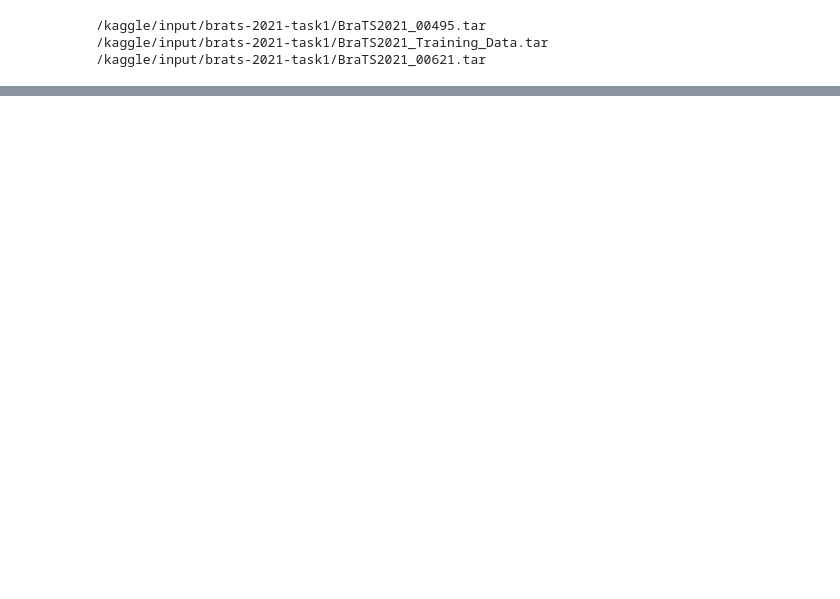
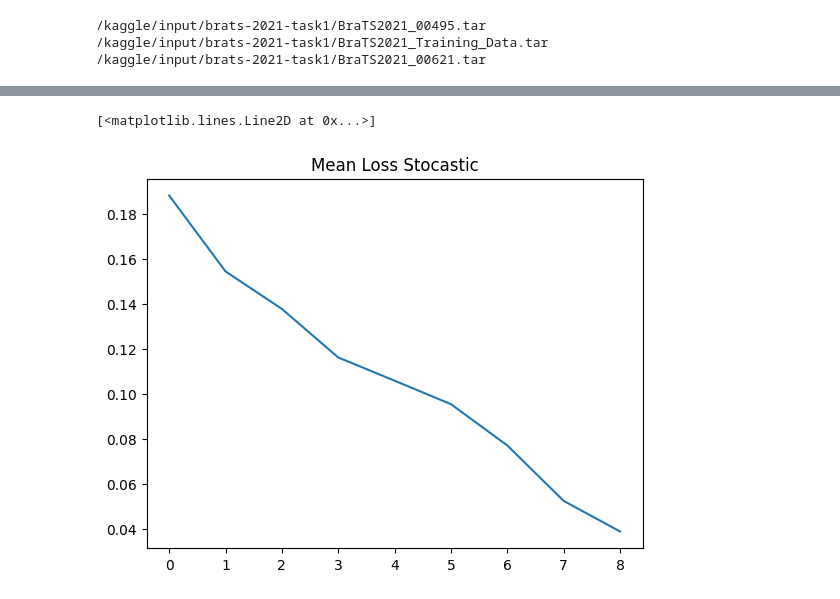
Before and after one commit to vrs-darkness/Triad-Net, a Jupyter notebook: triadnet.ipynb, the cells around one changed output, grey strips where cells are left out. Drawn from its saved outputs; the diff is of its cells as text; code cells hidden in the pictures; blank space fills up the shorter version.

```diff
--- a/triadnet.ipynb
+++ b/triadnet.ipynb
@@ -259,0 +433,6 @@ plt.plot(history_upper.history['loss'][1:])
+# %%
+plt.title("Mean Loss Stocastic")
+plt.plot(history_mean.history['loss'][1:])
+# %% [output]
+[<matplotlib.lines.Line2D at 0x...>]
+[figure, added]
```
Also changed, not shown: parts of 20 cells of this notebook.
